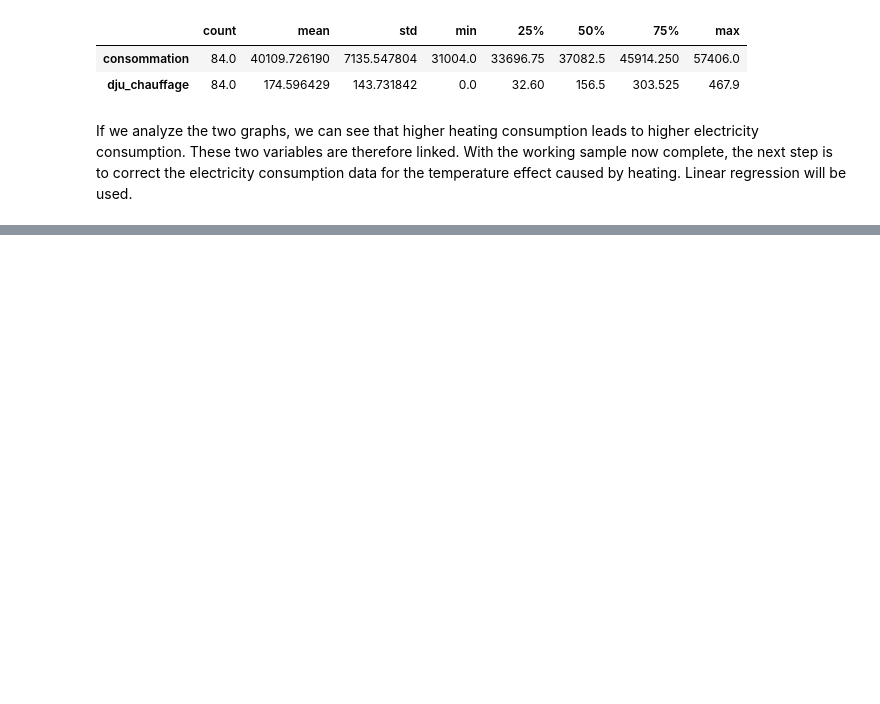
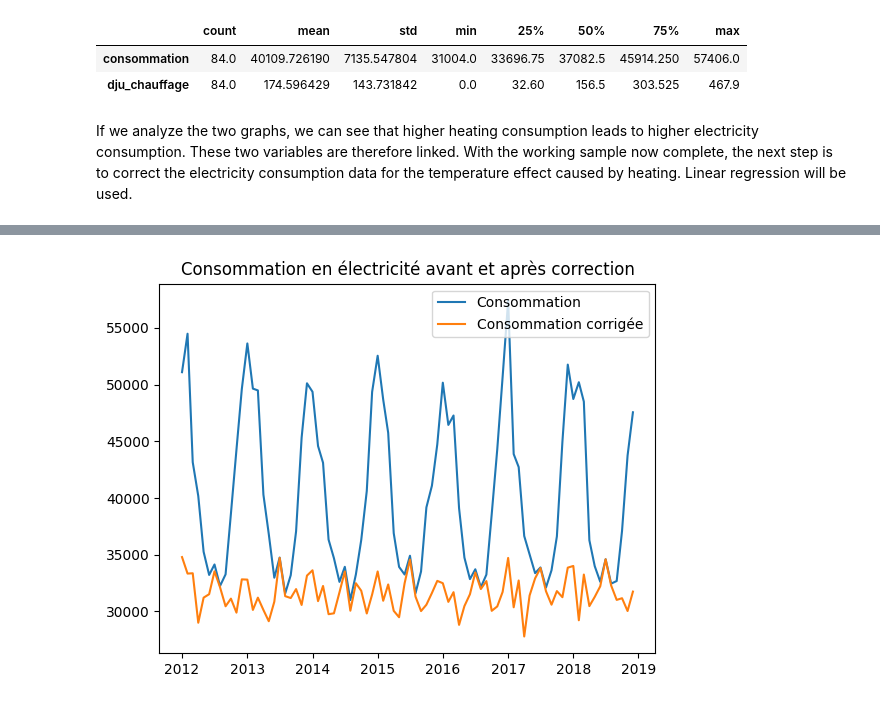
Before and after one commit to Dreys-bot/Forecasting-electricity-demand-on-the-French-market, a Jupyter notebook: notebook1.ipynb, the cells around one changed output, grey strips where cells are left out. Saved outputs shown, nothing was run; the diff lists cells and outputs as text; code cells hidden in the pictures; blank space fills up the shorter version.

```diff
--- a/notebook1.ipynb
+++ b/notebook1.ipynb
@@ -302,0 +400,3 @@ If we analyze the two graphs, we can see that higher heating consumption leads t
+# %%
+df_cd=df.resample('MS').sum()
+df_cd
@@ -302,0 +429,11 @@ If we analyze the two graphs, we can see that higher heating consumption leads t
+# %%
+#Display energie consumption before and after correction
+plt.plot(df_cd['consommation'], label='Consommation')
+plt.plot(df_cd['conso_corr'], label='Consommation corrigée')
+plt.title('Consommation en électricité avant et après correction')
+
+
+plt.legend()
+plt.show()
+# %% [output]
+[figure, added]
```
Also changed, not shown: parts of 73 cells of this notebook.
